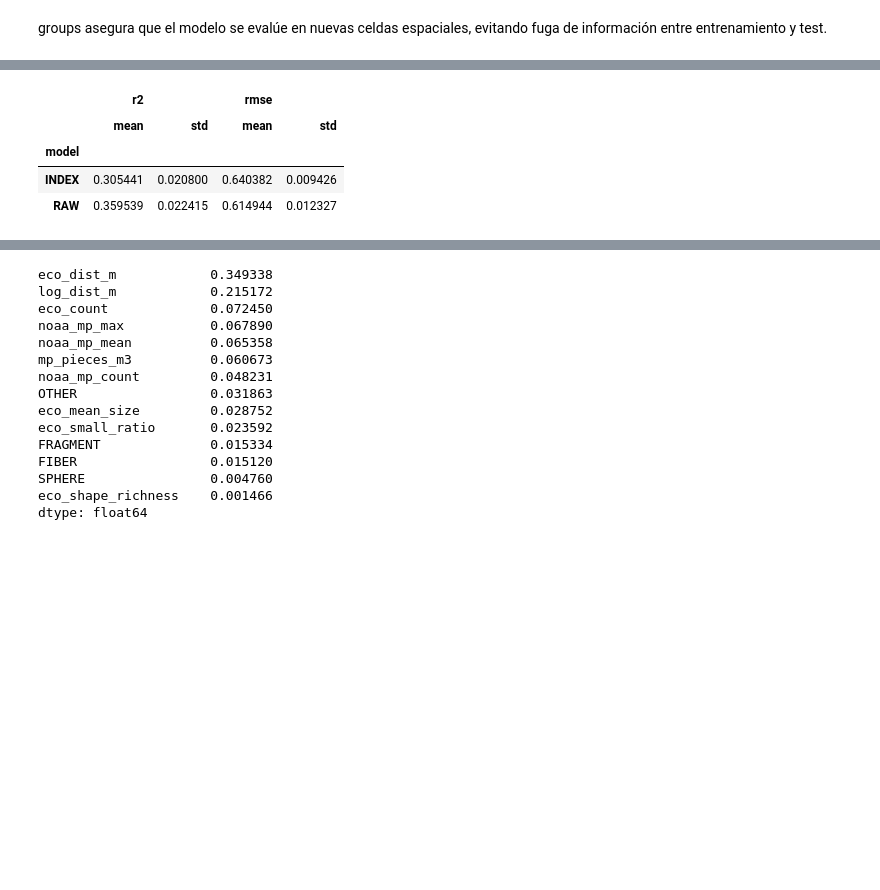
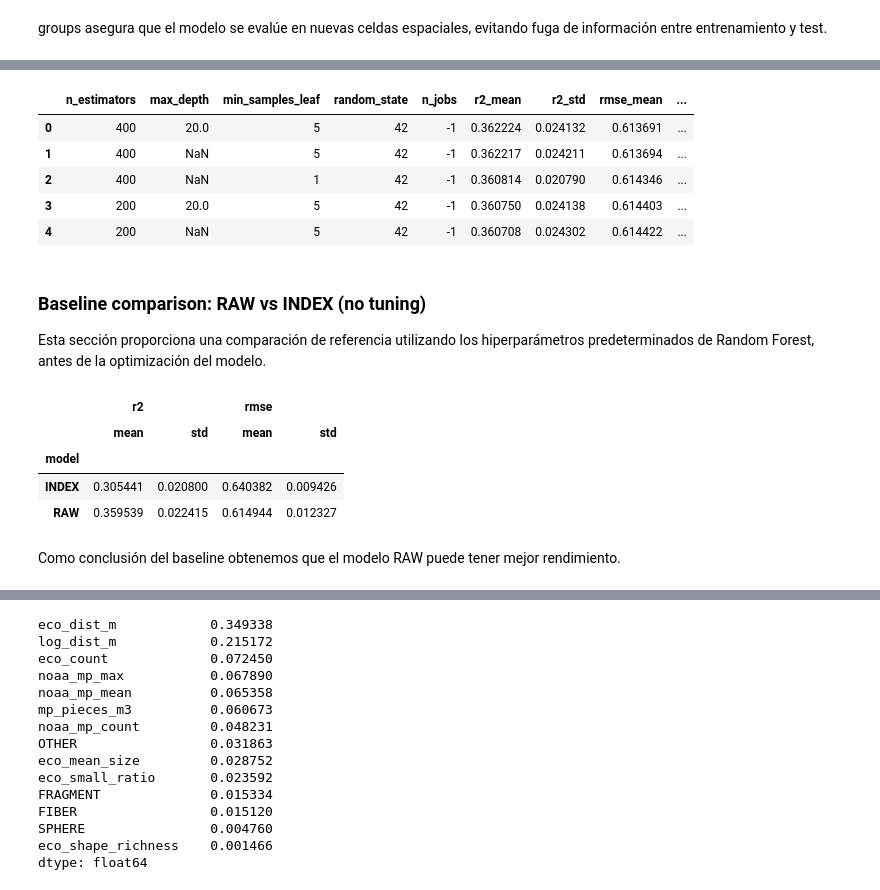
Before and after one commit to 4GeeksAcademy/loreykil_proyecto_final, a Jupyter notebook: Modelado_Grilla.ipynb, the cells around one changed output, grey strips where cells are left out. Cells and saved outputs as stored; diff of their text form; code cells hidden in the pictures; blank space fills up the shorter version.

```diff
--- a/Modelado_Grilla.ipynb
+++ b/Modelado_Grilla.ipynb
@@ -135,3 +235,34 @@ def evaluate_model(X, y, groups, model, cv):
+# %%
+df = gdf.dropna(subset=[TARGET]).copy()
+
+X = df[FEATURES_RAW]
+y = df[TARGET]
+groups = df["cell_id"]
+
+cv = GroupKFold(n_splits=5)
+
+rf_results_RAW = grid_search_spatial(
+    model_class=RandomForestRegressor,
+    param_grid=rf_param_grid,
+    fixed_params=rf_fixed_params,
+    X=X,
+    y=y,
+    groups=groups,
+    cv=cv
+)
+
+rf_results_RAW.head()
+# %% [output]
+|  | n_estimators | max_depth | min_samples_leaf | random_state | n_jobs | r2_mean | r2_std | rmse_mean | ... |
+| 0 | 400 | 20.0 | 5 | 42 | -1 | 0.362224 | 0.024132 | 0.613691 | ... |
+| 1 | 400 | NaN | 5 | 42 | -1 | 0.362217 | 0.024211 | 0.613694 | ... |
+| 2 | 400 | NaN | 1 | 42 | -1 | 0.360814 | 0.020790 | 0.614346 | ... |
+| 3 | 200 | 20.0 | 5 | 42 | -1 | 0.360750 | 0.024138 | 0.614403 | ... |
+| 4 | 200 | NaN | 5 | 42 | -1 | 0.360708 | 0.024302 | 0.614422 | ... |
+# %% [markdown]
+### Baseline comparison: RAW vs INDEX (no tuning)
+
+Esta sección proporciona una comparación de referencia utilizando los hiperparámetros predeterminados de Random Forest, antes de la optimización del modelo.
 # %%
 cv = GroupKFold(n_splits=5)
 
@@ -162,3 +293,5 @@ results.groupby("model").agg(["mean", "std"])
 | model |  |  |  |  |
 | INDEX | 0.305441 | 0.020800 | 0.640382 | 0.009426 |
 | RAW | 0.359539 | 0.022415 | 0.614944 | 0.012327 |
+# %% [markdown]
+Como conclusión del baseline obtenemos que el modelo RAW puede tener mejor rendimiento.
```
Also changed, not shown: parts of 46 cells of this notebook, 3 other files.
